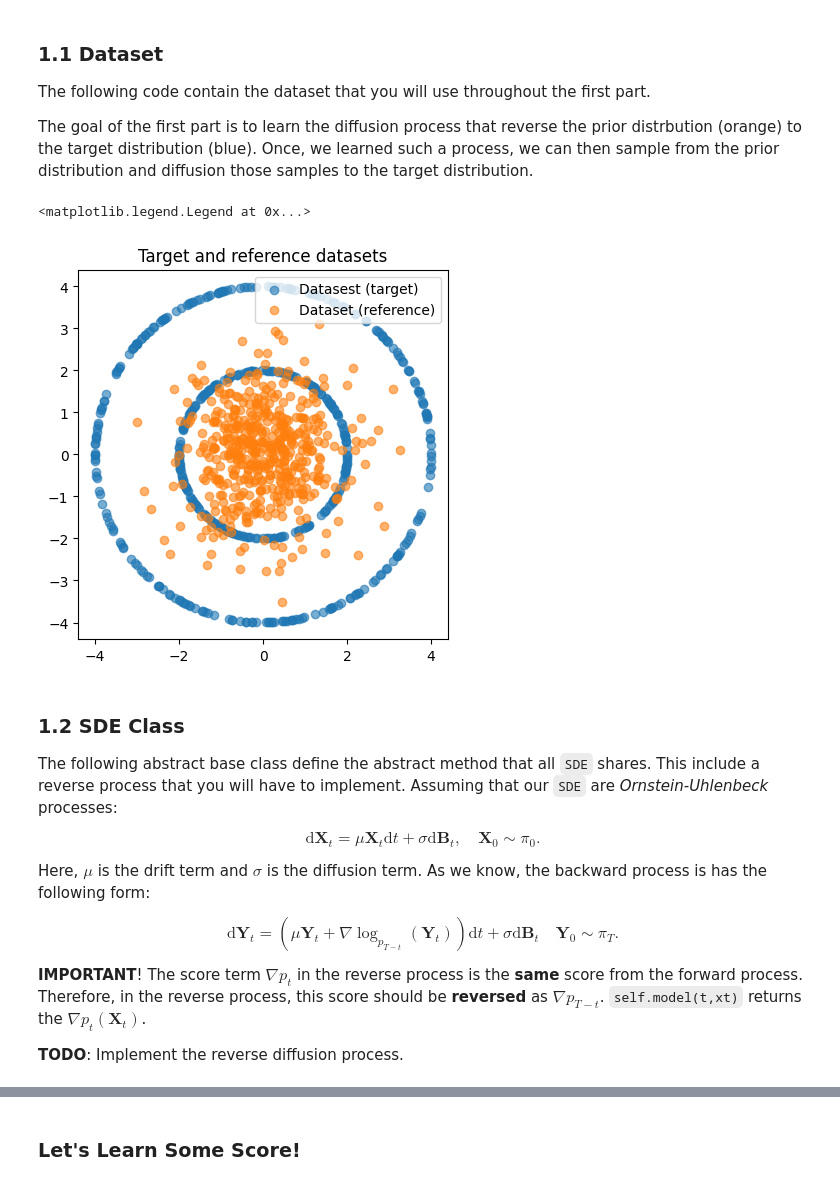
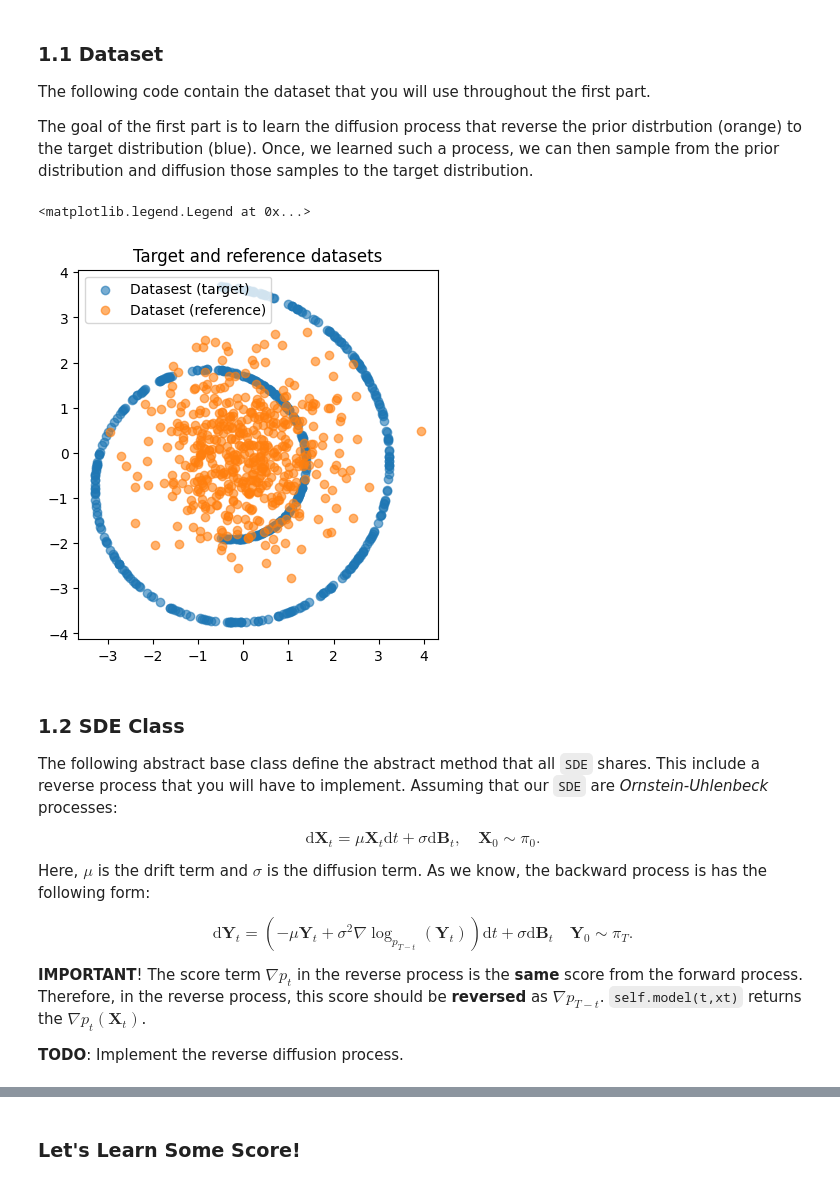
Before and after one commit to min-hieu/HelloScore, a Jupyter notebook: HelloScore.ipynb, the cells around one changed output, grey strips where cells are left out. Drawn from its saved outputs; the diff is of its cells as text; code cells hidden in the pictures.

```diff
--- a/HelloScore.ipynb
+++ b/HelloScore.ipynb
@@ -30,18 +36,7 @@ from torch.utils.data import Dataset, DataLoader
 from sklearn import datasets
 import matplotlib.pyplot as plt
 
-def load_twodim(num_samples: int,
-                dataset: str,
-                dimension=2) -> np.ndarray:
-    """Create the two dimensional dataset array.
-
-    Args:
-        num_samples (int): number of samples.
-        dataset (str): identifier of the dataset.
-
-    Returns:
-        sample (torch.tensor): (num_samples, 2) array of samples.
-    """
+def load_twodim(num_samples, dataset, dimension=2):
 
     if dataset == 'gaussian_centered':
         sample = torch.randn(num_samples, dimension)
@@ -64,17 +59,18 @@ def load_twodim(num_samples: int,
         sample = (init_sample - init_sample.mean()) / \
             init_sample.std() * scaling_factor
 
+    if dataset == 'swiss_roll':
+        X, y = datasets.make_swiss_roll(
+            n_samples=num_samples, noise=0.0, random_state=None, hole=True)
+        init_sample = X[:, [0, 2]]
+        scaling_factor = 2
+        sample = (init_sample - init_sample.mean()) / \
+            init_sample.std() * scaling_factor
+
     return torch.tensor(sample)
 
 
 class TwoDimDataClass(Dataset):
-    """Create the two dimensional dataset.
-
-    Args:
-        dataset_type (str): identifier of the dataset.
-        N (int): number of samples.
-        batch_size (int): batch size.
-    """
 
     def __init__(self,
                  dataset_type: str,
@@ -96,35 +92,35 @@ class TwoDimDataClass(Dataset):
     def get_dataloader(self, shuffle=True):
         return DataLoader(self,
             batch_size=self.batch_size,
             shuffle=shuffle,
             pin_memory=True,
         )
 
 
-target_ds = TwoDimDataClass(dataset_type='circle',
+target_ds = TwoDimDataClass(dataset_type='swiss_roll',
                             N=1000000,
                             batch_size=256)
 
 prior_ds = TwoDimDataClass(dataset_type='gaussian_centered',
                            N=1000000,
                            batch_size=256)
 
 Ntest = 500
 sample_f = target_ds[0:Ntest]
 sample_b = prior_ds[0:Ntest]
 
 fig = plt.figure()
 ax = fig.add_subplot(1, 1, 1)
 ax.scatter(sample_f[:, 0], sample_f[:, 1], alpha=0.6)
 ax.scatter(sample_b[:, 0], sample_b[:, 1], alpha=0.6)
 ax.grid(False)
 ax.set_aspect('equal', adjustable='box')
 strtitle = "Target and reference datasets"
 ax.set_title(strtitle)
 ax.legend(['Datasest (target)', 'Dataset (reference)'])
 # %% [output]
 <matplotlib.legend.Legend at 0x...>
-[figure, old version]
+[figure, new version]
 # %% [markdown]
 ### 1.2 SDE Class
 The following abstract base class define the abstract method that all `SDE` shares. This include a reverse process that you will have to implement. Assuming that our `SDE` are *Ornstein-Uhlenbeck* processes:
@@ -136,7 +132,7 @@ $$
 Here, $\mu$ is the drift term and $\sigma$ is the diffusion term. As we know, the backward process is has the following form:
 
 $$
-\mathrm{d}\mathbf{Y}_t = \left(\mu\mathbf{Y}_t + \nabla \log_{p_{T-t}}(\mathbf{Y}_t)\right)\mathrm{d}t + \sigma \mathrm{d}\mathbf{B}_t \quad\mathbf{Y}_0 \sim \pi_T.
+\mathrm{d}\mathbf{Y}_t = \left(-\mu\mathbf{Y}_t + \sigma^2\nabla \log_{p_{T-t}}(\mathbf{Y}_t)\right)\mathrm{d}t + \sigma \mathrm{d}\mathbf{B}_t \quad\mathbf{Y}_0 \sim \pi_T.
 $$
 
 **IMPORTANT**! The score term $\nabla p_t$ in the reverse process is the **same** score from the forward process. Therefore, in the reverse process, this score should be **reversed** as $\nabla p_{T-t}$. `self.model(t,xt)` returns the $\nabla p_{t}(\mathbf{X}_t)$.
```
Also changed, not shown: parts of 10 cells of this notebook.
